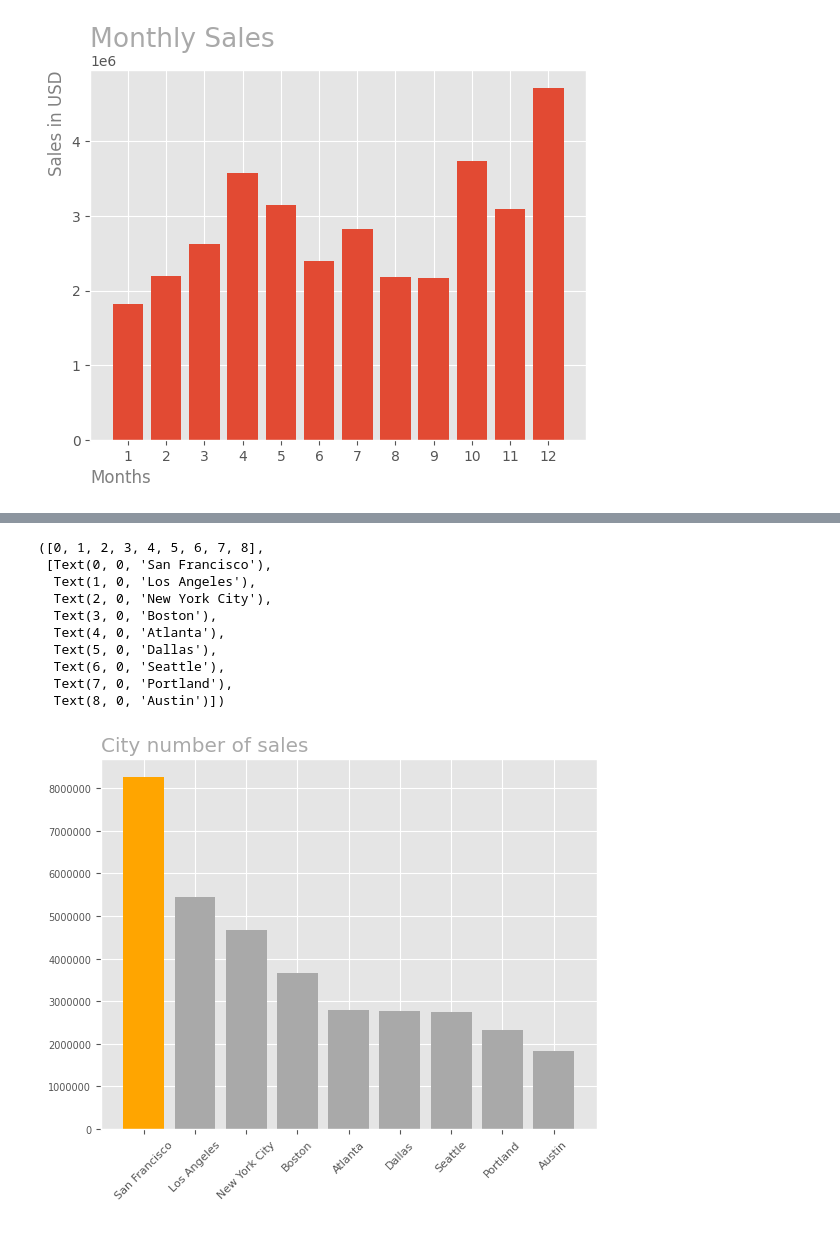
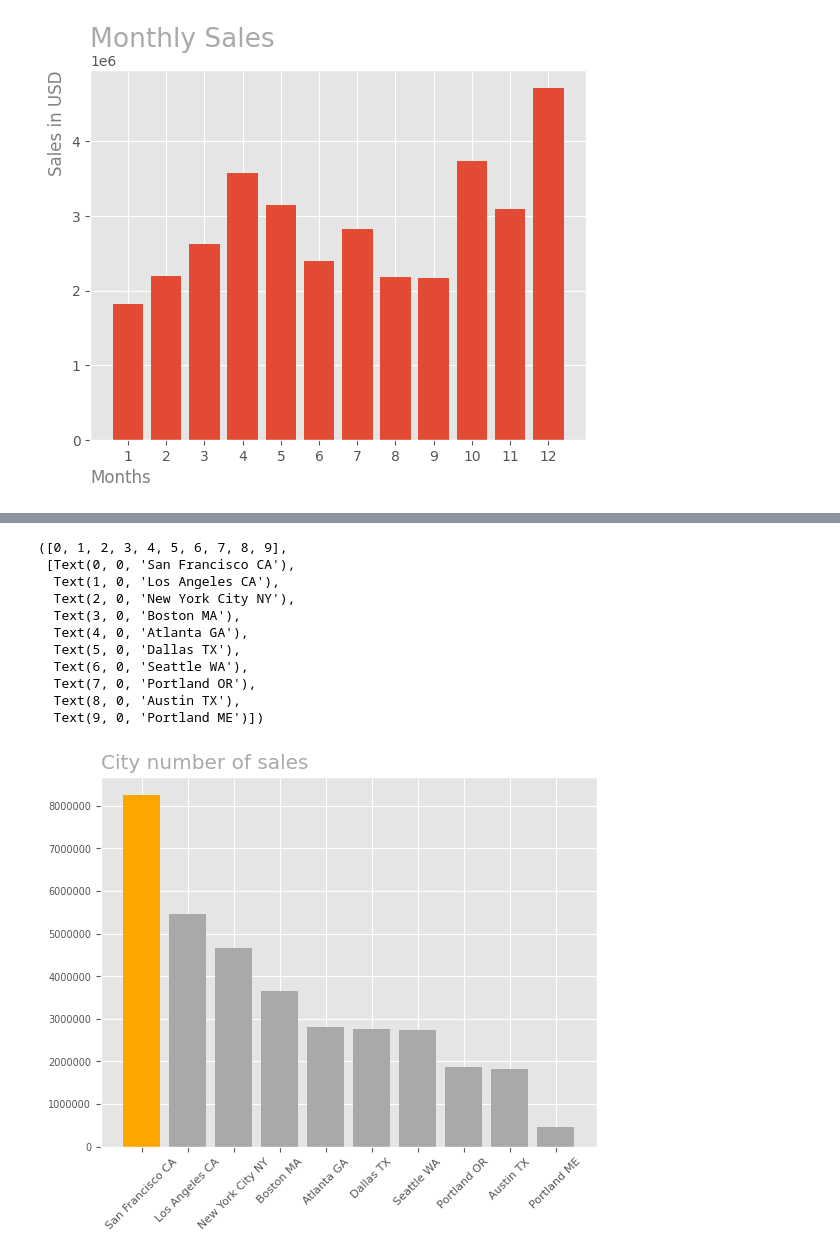
Before and after one commit to LiamFer/Data-Analysis-Projects, a Jupyter notebook: Data Analysis/Sales Analysis/sales.ipynb, the cells around one changed output, grey strips where cells are left out. Drawn from its saved outputs; the diff is of its cells as text; code cells hidden in the pictures.

```diff
--- a/Data Analysis/Sales Analysis/sales.ipynb
+++ b/Data Analysis/Sales Analysis/sales.ipynb
@@ -32,24 +47,27 @@ plt.show()
 # %%
 # Which city has the highest number of Sales?
 sales['Total Profit'] = sales['Quantity Ordered'].astype(float) * sales['Price Each'].astype(float)
-sales['City'] = sales['Purchase Address'].str.split(",",expand=True)[1].str.strip()
+
+# Extracting the city of the address
+sales['City'] = sales['Purchase Address'].apply(lambda addr: addr.split(",")[1].strip() + addr.split(",")[2][0:3])
 
 city_sales = sales.groupby("City")['Total Profit'].sum().sort_values(ascending=False)
 
-plt.bar(city_sales.index,city_sales,color=list(map(lambda city: "orange" if city == "San Francisco" else "darkgray",city_sales.index)))
+plt.bar(city_sales.index,city_sales,color=list(map(lambda city: "orange" if city == "San Francisco CA" else "darkgray",city_sales.index)))
 plt.title("City number of sales",loc='left',color='darkgray')
 plt.ticklabel_format(style='plain',axis='y')
 plt.yticks(fontsize=7)
 plt.xticks(rotation=45,fontsize=8)
 # %% [output]
-([0, 1, 2, 3, 4, 5, 6, 7, 8],
- [Text(0, 0, 'San Francisco'),
-  Text(1, 0, 'Los Angeles'),
-  Text(2, 0, 'New York City'),
-  Text(3, 0, 'Boston'),
-  Text(4, 0, 'Atlanta'),
-  Text(5, 0, 'Dallas'),
-  Text(6, 0, 'Seattle'),
-  Text(7, 0, 'Portland'),
-  Text(8, 0, 'Austin')])
+([0, 1, 2, 3, 4, 5, 6, 7, 8, 9],
+ [Text(0, 0, 'San Francisco CA'),
+  Text(1, 0, 'Los Angeles CA'),
+  Text(2, 0, 'New York City NY'),
+  Text(3, 0, 'Boston MA'),
+  Text(4, 0, 'Atlanta GA'),
+  Text(5, 0, 'Dallas TX'),
+  Text(6, 0, 'Seattle WA'),
+  Text(7, 0, 'Portland OR'),
+  Text(8, 0, 'Austin TX'),
+  Text(9, 0, 'Portland ME')])
-[figure, old version]
+[figure, new version]
```
Also changed, not shown: parts of 2 cells of this notebook.
